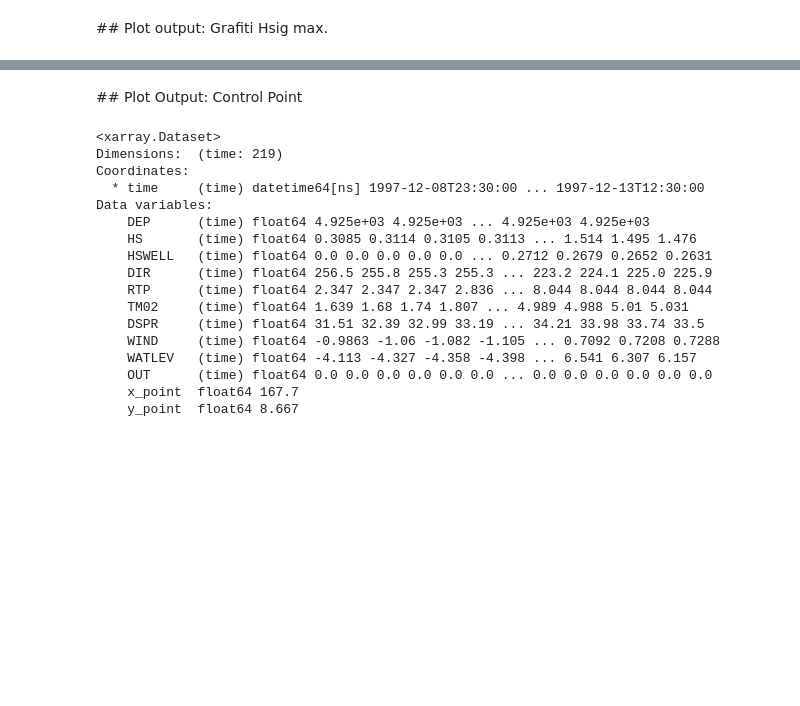
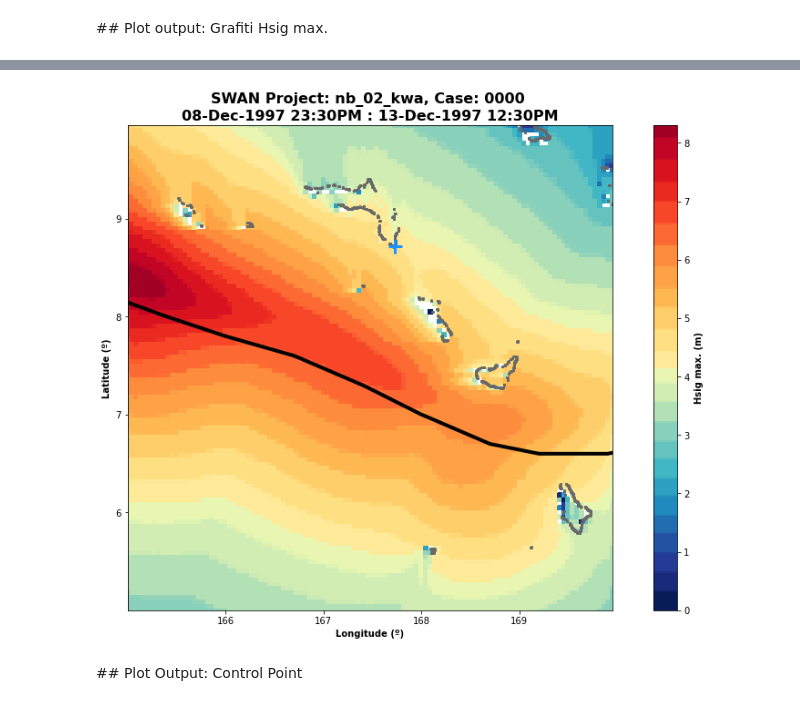
Before and after one commit to ripolln/hywaves, a Jupyter notebook: notebooks/hyswan/nb_02_Vortex_Historical.ipynb, the cells around one changed output, grey strips where cells are left out. Saved outputs shown, nothing was run; the diff lists cells and outputs as text; code cells hidden in the pictures; blank space fills up the shorter version.

```diff
--- a/notebooks/hyswan/nb_02_Vortex_Historical.ipynb
+++ b/notebooks/hyswan/nb_02_Vortex_Historical.ipynb
@@ -264,26 +268,7 @@ plot_case_output_grafiti(sw, storm_track_list = [st]);
+# %%
+# Plot Hsig max - Nest mesh
+plot_case_output_grafiti(sw, storm_track_list = [st], mesh=sp.mesh_nested_list[0]);
+# %% [output]
+[figure, added]
 # %% [markdown]
 ## Plot Output: Control Point
-# %%
-xds_pc = sw.extract_output_points()
-xds_pc = xds_pc.isel(case=0, point=0)
-print(xds_pc)
-
-# TODO
-# %% [output]
-<xarray.Dataset>
-Dimensions:  (time: 219)
-Coordinates:
-  * time     (time) datetime64[ns] 1997-12-08T23:30:00 ... 1997-12-13T12:30:00
-Data variables:
-    DEP      (time) float64 4.925e+03 4.925e+03 ... 4.925e+03 4.925e+03
-    HS       (time) float64 0.3085 0.3114 0.3105 0.3113 ... 1.514 1.495 1.476
-    HSWELL   (time) float64 0.0 0.0 0.0 0.0 0.0 ... 0.2712 0.2679 0.2652 0.2631
-    DIR      (time) float64 256.5 255.8 255.3 255.3 ... 223.2 224.1 225.0 225.9
-    RTP      (time) float64 2.347 2.347 2.347 2.836 ... 8.044 8.044 8.044 8.044
-    TM02     (time) float64 1.639 1.68 1.74 1.807 ... 4.989 4.988 5.01 5.031
-    DSPR     (time) float64 31.51 32.39 32.99 33.19 ... 34.21 33.98 33.74 33.5
-    WIND     (time) float64 -0.9863 -1.06 -1.082 -1.105 ... 0.7092 0.7208 0.7288
-    WATLEV   (time) float64 -4.113 -4.327 -4.358 -4.398 ... 6.541 6.307 6.157
-    OUT      (time) float64 0.0 0.0 0.0 0.0 0.0 0.0 ... 0.0 0.0 0.0 0.0 0.0 0.0
-    x_point  float64 167.7
-    y_point  float64 8.667
```
Also changed, not shown: parts of 9 cells of this notebook.
